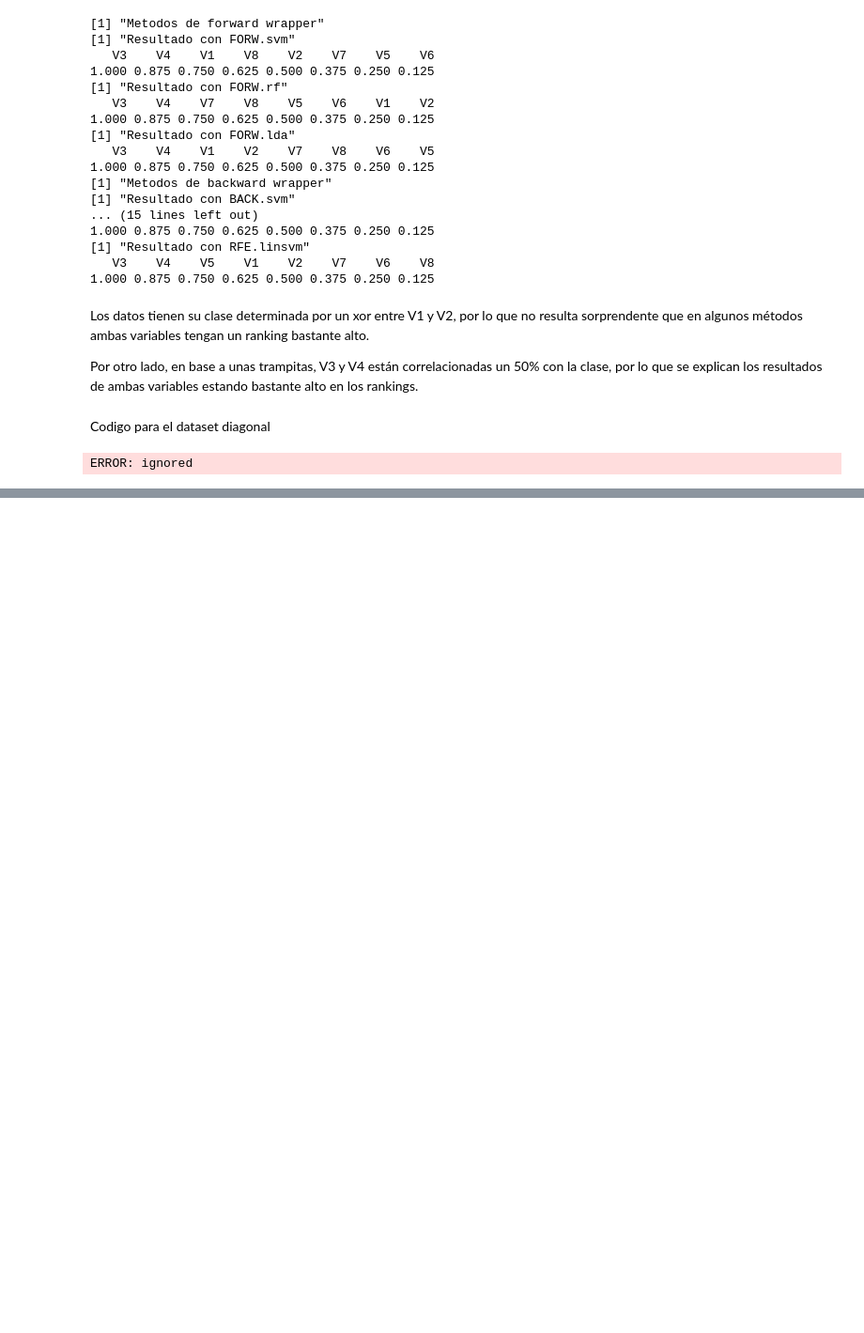
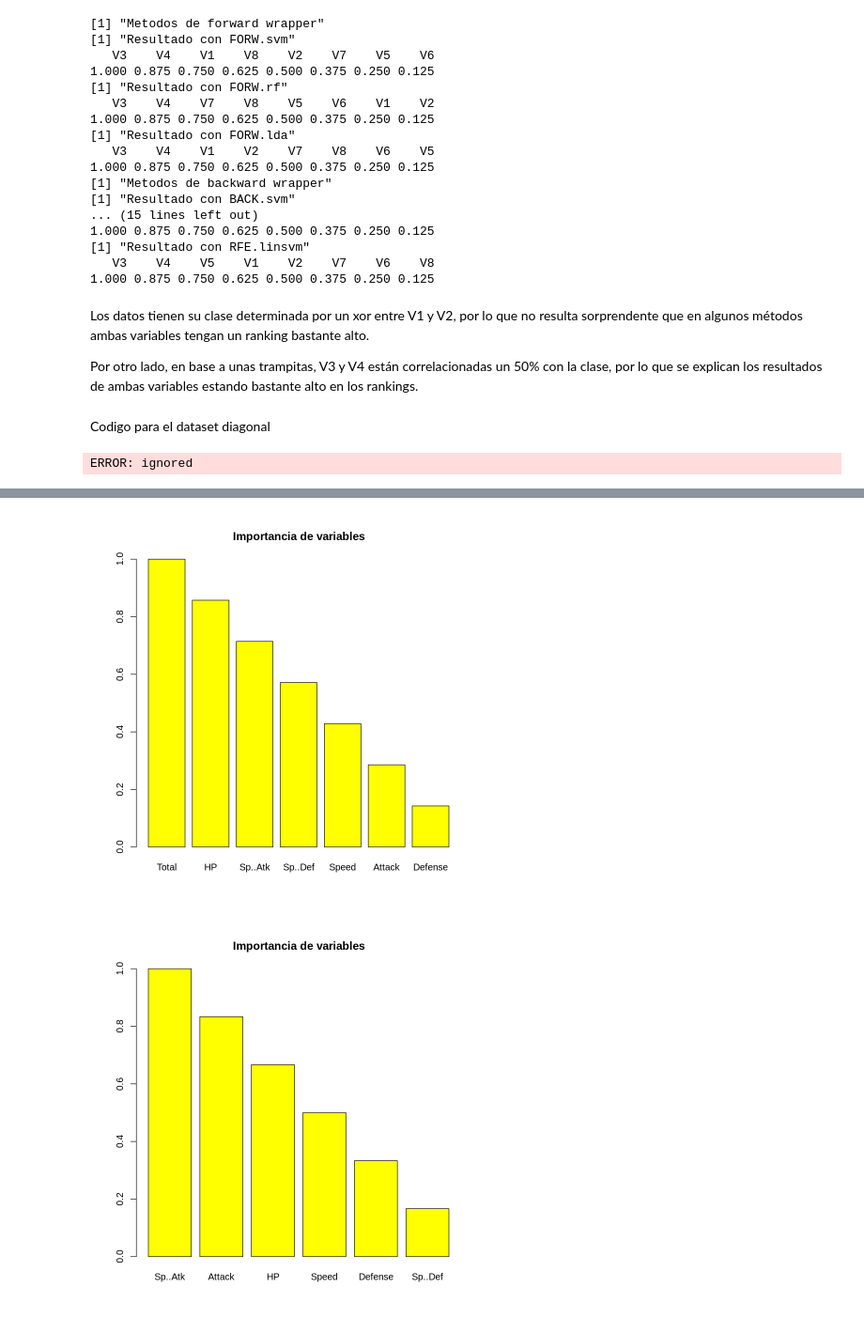
Before and after one commit to AgustinGurvich/TMD, a Jupyter notebook: TMD_TP2.ipynb, the cells around one changed output, grey strips where cells are left out. Shown at 94% size. Drawn from its saved outputs; the diff is of its cells as text; code cells hidden in the pictures; blank space fills up the shorter version.

```diff
--- a/TMD_TP2.ipynb
+++ b/TMD_TP2.ipynb
@@ -625,0 +672,9 @@ biplot(pokemonData.pca,choices=c(1,2),cex=0.8)
+# %%
+invisible(capture.output(pokemonData.BACK.svm<-backward.ranking(pokemonDataFiltrada,pokemonData[,13],method="svm.est")))
+barplot(height=pokemonData.BACK.svm$importance, names=pokemonData.BACK.svm$ordered.names.list, col="yellow", main="Importancia de variables")
+
+invisible(capture.output(pokemonData2.BACK.svm<-backward.ranking(pokemonDataFiltradaSinTotal,pokemonData[,13],method="svm.est")))
+barplot(height=pokemonData2.BACK.svm$importance, names=pokemonData2.BACK.svm$ordered.names.list, col="yellow", main="Importancia de variables")
+# %% [output]
+[figure, added]
+[figure, added]
```
Also changed, not shown: parts of 16 cells of this notebook.
